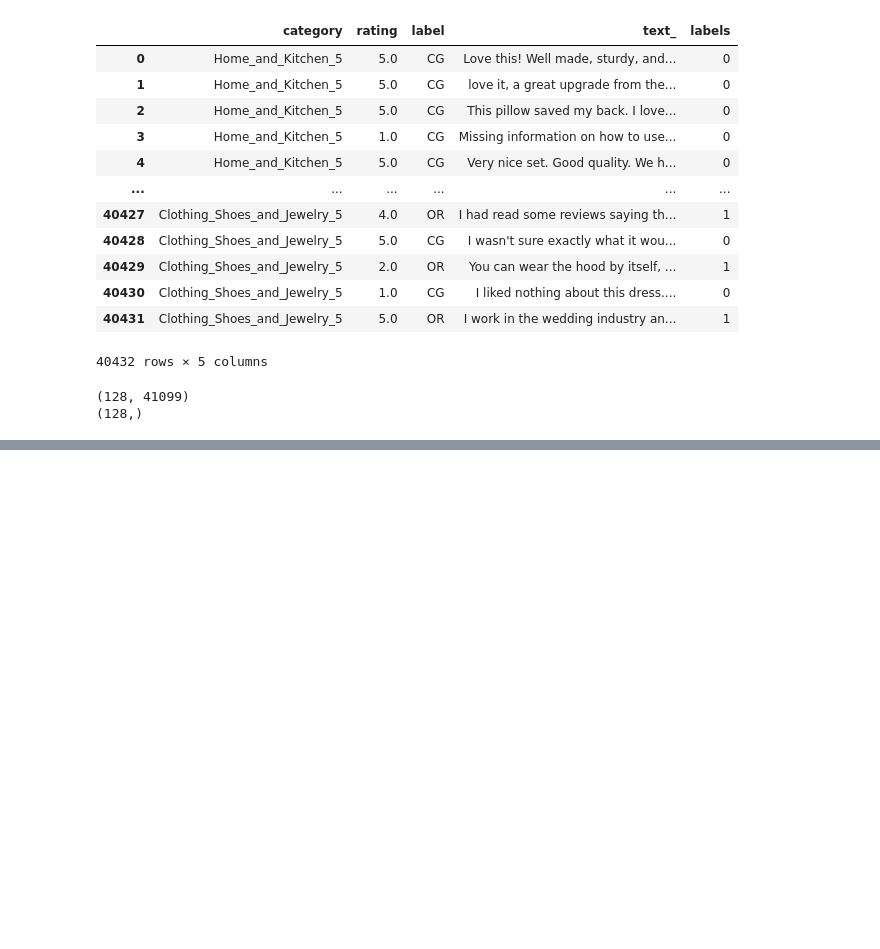
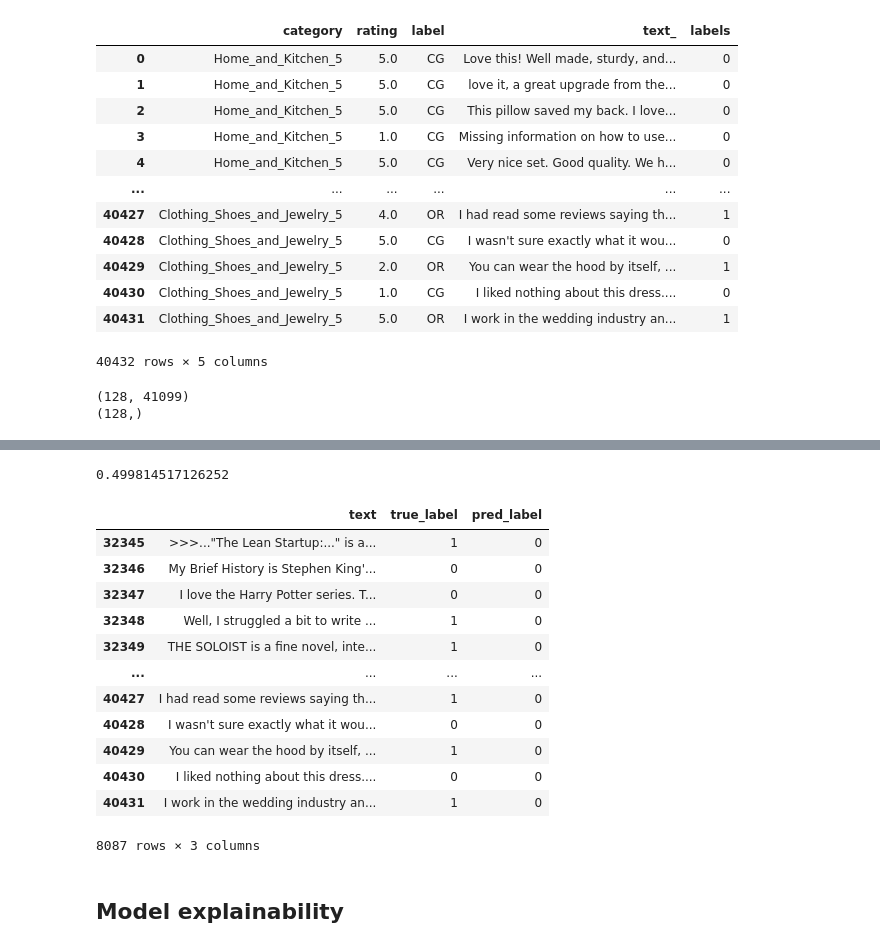
Before and after one commit to Marco6666662/Fake-Amazon-Review-NLP-Detection, a Jupyter notebook: Recurrent Neural Network.ipynb, the cells around one changed output, grey strips where cells are left out. Drawn from its saved outputs; the diff is of its cells as text; code cells hidden in the pictures; blank space fills up the shorter version.

Commit message:
add some generated data file and RNN

```diff
--- a/Recurrent Neural Network.ipynb
+++ b/Recurrent Neural Network.ipynb
@@ -42,6 +46,7 @@ X_train = X_data[:TRAIN_IDX]
 X_test = X_data[TRAIN_IDX:]
 
 y_train = df.labels[:TRAIN_IDX]
+y_test = df.labels[TRAIN_IDX:]
 # %%
 def data_generator(X: list, y: list, num_sequences_per_batch: int) -> (list,list):
     '''
@@ -108,0 +123,5 @@ KeyboardInterrupt:
+# %%
+model = load_model('SimpleRNN')
+# %%
+y_pred = model.predict(X_test)
+y_pred = np.where(y_pred >= 0.5, 1, 0)
@@ -108,0 +130,23 @@ KeyboardInterrupt:
+# %%
+accuracy_score(y_pred, y_test)
+# %% [output]
+0.499814517126252
+# %%
+df_explain = df = pd.DataFrame({'text': list(df.text_[TRAIN_IDX:]), 'true_label': y_test, 'pred_label': y_pred.flatten()})
+df_explain
+# %% [output]
+|  | text | true_label | pred_label |
+| 32345 | >>>..."The Lean Startup:..." is a... | 1 | 0 |
+| 32346 | My Brief History is Stephen King'... | 0 | 0 |
+| 32347 | I love the Harry Potter series. T... | 0 | 0 |
+| 32348 | Well, I struggled a bit to write ... | 1 | 0 |
+| 32349 | THE SOLOIST is a fine novel, inte... | 1 | 0 |
+| ... | ... | ... | ... |
+| 40427 | I had read some reviews saying th... | 1 | 0 |
+| 40428 | I wasn't sure exactly what it wou... | 0 | 0 |
+| 40429 | You can wear the hood by itself, ... | 1 | 0 |
+| 40430 | I liked nothing about this dress.... | 0 | 0 |
+| 40431 | I work in the wedding industry an... | 1 | 0 |
+8087 rows × 3 columns
+# %% [markdown]
+## Model explainability
```
Also changed, not shown: parts of 18 cells of this notebook, 7 other files.
